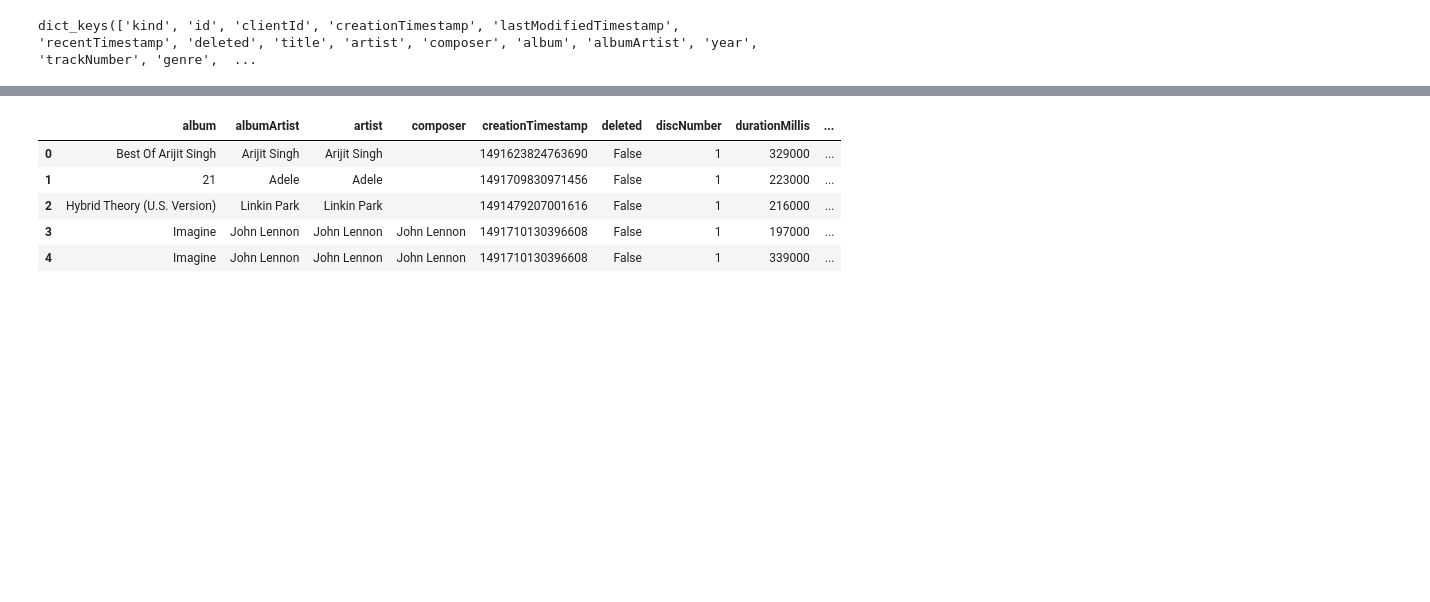
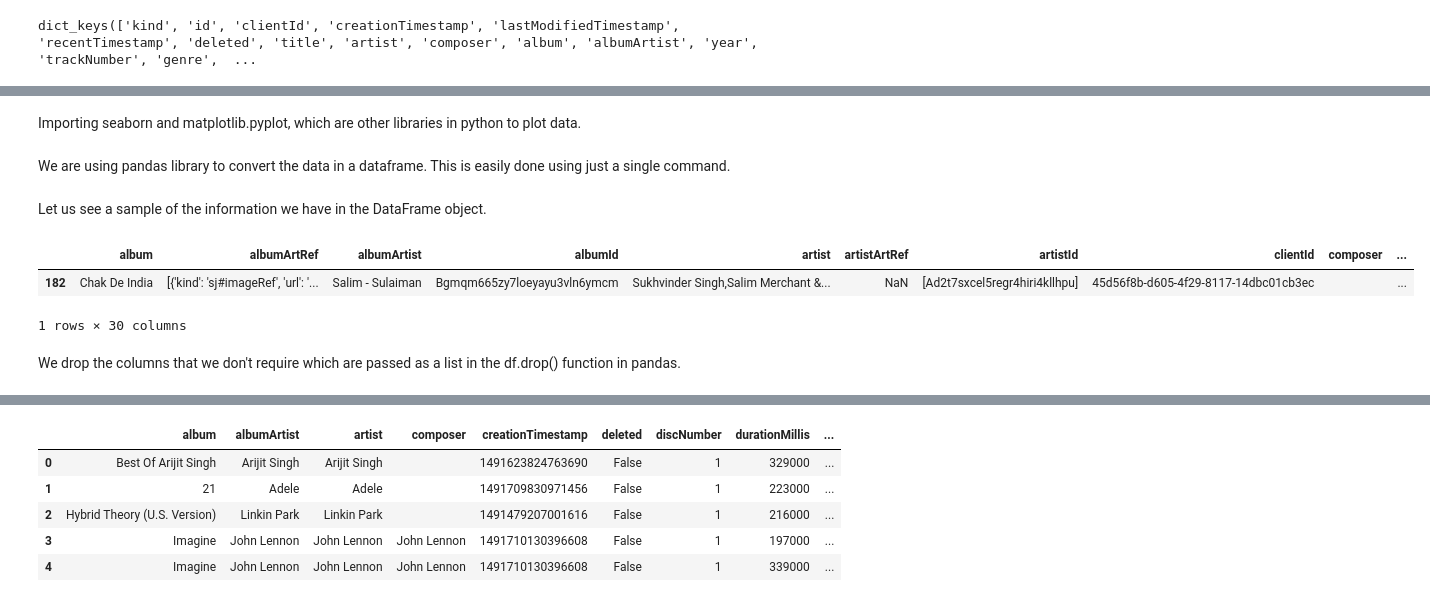
Before and after one commit to adityalahiri/Google-Play-Music-Data-Analysis, a Jupyter notebook: Starter.ipynb, the cells around one changed output, grey strips where cells are left out. Saved outputs shown, nothing was run; the diff lists cells and outputs as text; code cells hidden in the pictures; blank space fills up the shorter version.

```diff
--- a/Starter.ipynb
+++ b/Starter.ipynb
@@ -75,8 +95,22 @@ data[0]
+# %% [markdown]
+Importing seaborn and matplotlib.pyplot, which are other libraries in python to plot data.
 # %%
 import pandas as pd
 import seaborn as sns
 import matplotlib.pyplot as plt
+# %% [markdown]
+We are using pandas library to convert the data in a dataframe. This is easily done using just a single command.
 # %%
 df = pd.DataFrame(data)
+# %% [markdown]
+Let us see a sample of the information we have in the DataFrame object.
+# %%
+df.sample()
+# %% [output]
+|  | album | albumArtRef | albumArtist | albumId | artist | artistArtRef | artistId | clientId | composer | ... |
+| 182 | Chak De India | [{'kind': 'sj#imageRef', 'url': '... | Salim - Sulaiman | Bgmqm665zy7loeyayu3vln6ymcm | Sukhvinder Singh,Salim Merchant &... | NaN | [Ad2t7sxcel5regr4hiri4kllhpu] | 45d56f8b-d605-4f29-8117-14dbc01cb3ec |  | ... |
+1 rows × 30 columns
+# %% [markdown]
+We drop the columns that we don't require which are passed as a list in the df.drop() function in pandas.
 # %%
 df = df.drop(["albumArtRef", "artistArtRef", "albumId", "artistId", "clientId", "nid", "storeId"], axis=1)
```
Also changed, not shown: parts of 29 cells of this notebook.
